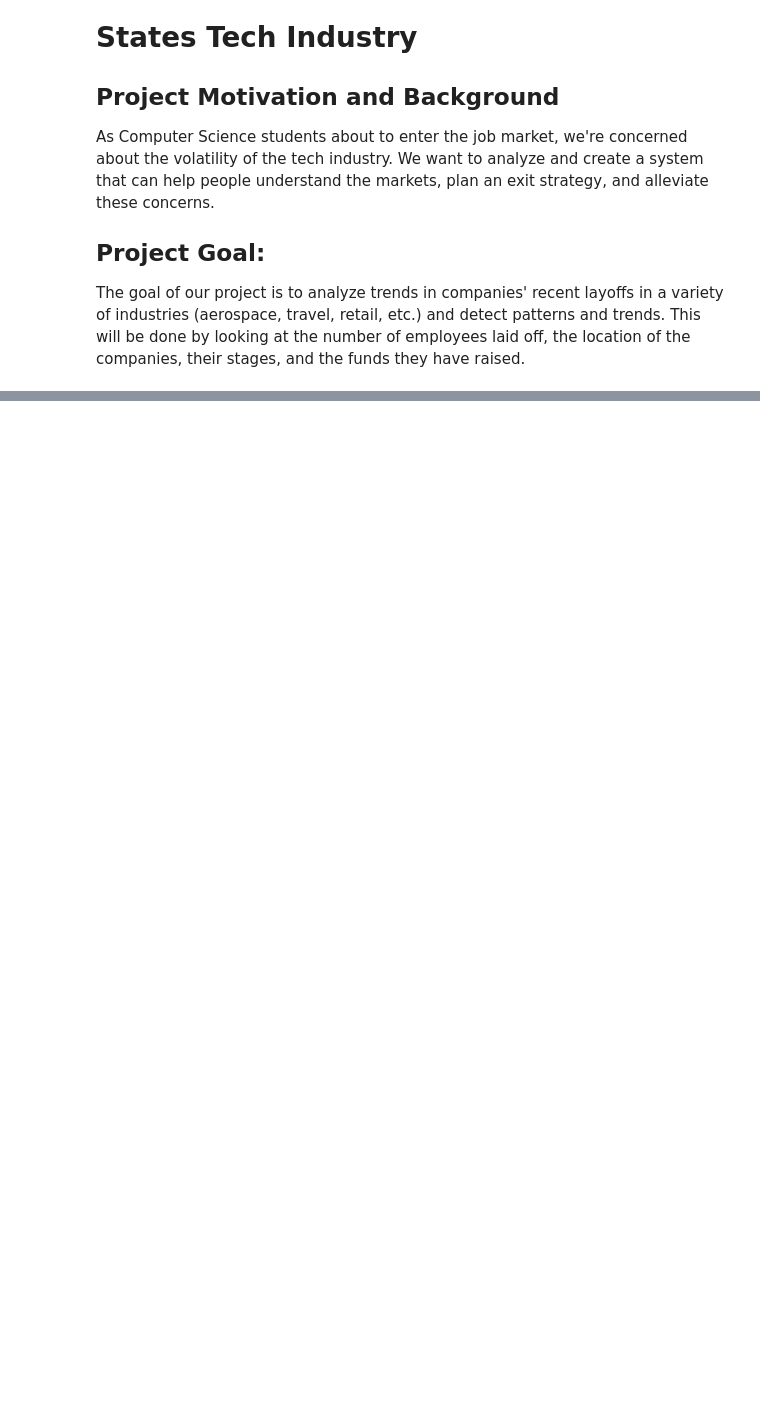
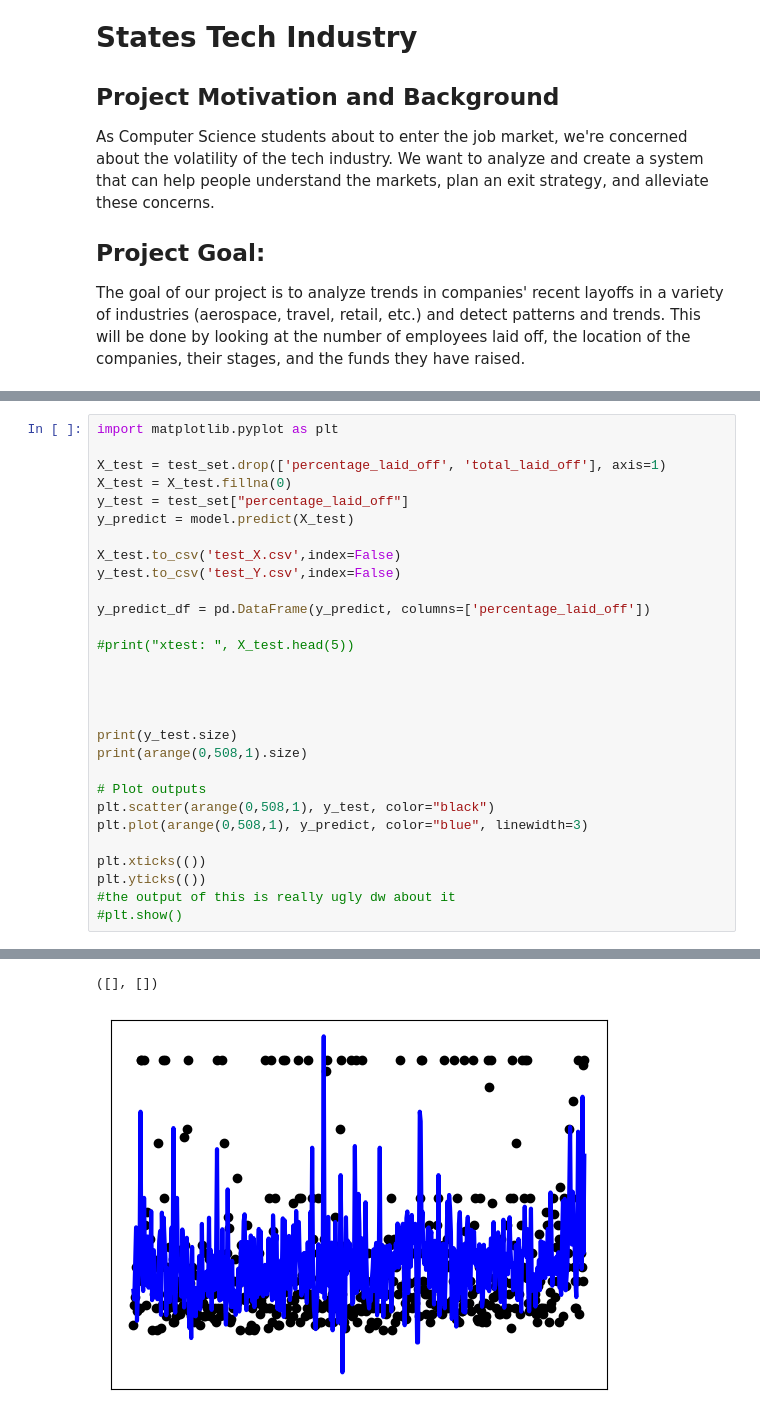
Before and after one commit to sakomm/DataMining-Employment, a Jupyter notebook: FinalProject.ipynb, the cells around one changed output, grey strips where cells are left out. Drawn from its saved outputs; the diff is of its cells as text; blank space fills up the shorter version.

```diff
--- a/FinalProject.ipynb
+++ b/FinalProject.ipynb
@@ -95,0 +101,30 @@ You can try to debug the error by setting error_score='raise'.
+# %%
+import matplotlib.pyplot as plt
+
+X_test = test_set.drop(['percentage_laid_off', 'total_laid_off'], axis=1)
+X_test = X_test.fillna(0)
+y_test = test_set["percentage_laid_off"]
+y_predict = model.predict(X_test)
+
+X_test.to_csv('test_X.csv',index=False)
+y_test.to_csv('test_Y.csv',index=False)
+
+y_predict_df = pd.DataFrame(y_predict, columns=['percentage_laid_off'])
+
+#print("xtest: ", X_test.head(5))
+
+
+
+
+print(y_test.size)
+print(arange(0,508,1).size)
+
+# Plot outputs
+plt.scatter(arange(0,508,1), y_test, color="black")
+plt.plot(arange(0,508,1), y_predict, color="blue", linewidth=3)
+
+plt.xticks(())
+plt.yticks(())
+#the output of this is really ugly dw about it
+#plt.show()
+# %% [output]
@@ -95,0 +148,2 @@ You can try to debug the error by setting error_score='raise'.
+([], [])
+[figure, added]
```
Also changed, not shown: parts of 6 cells of this notebook.
